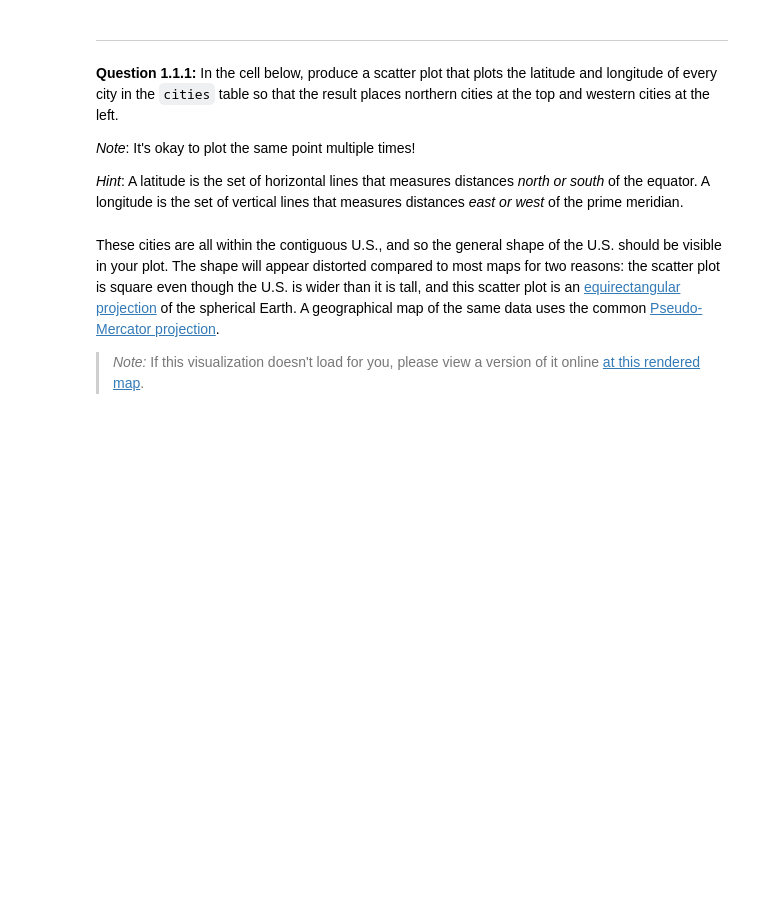
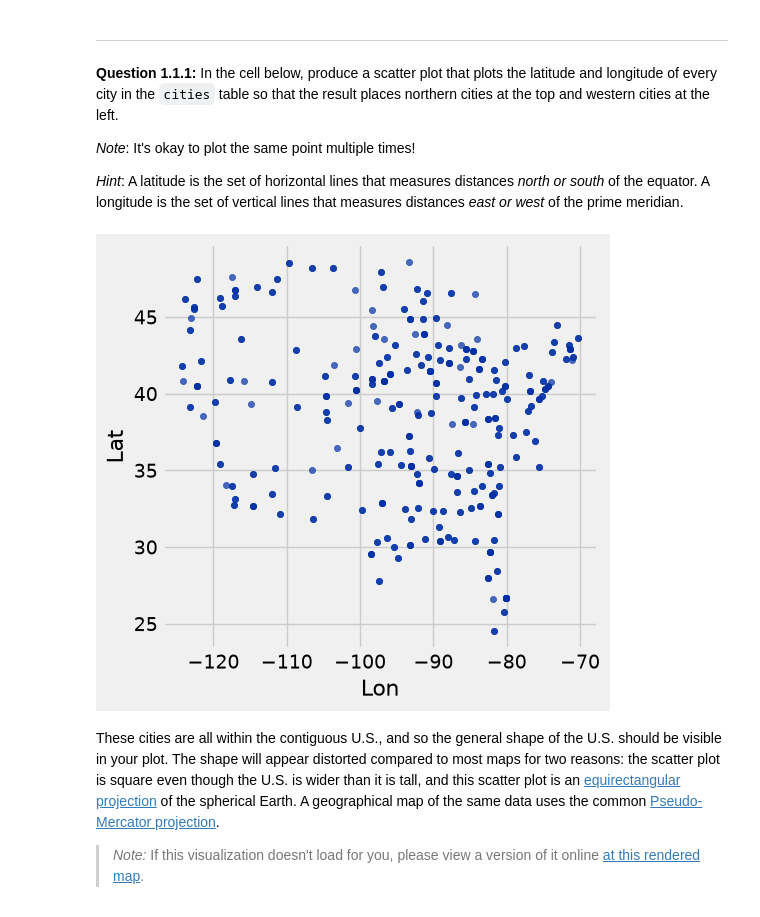
Before and after one commit to 0GhOsTO/DS100Project2, a Jupyter notebook: project2.ipynb, the cells around one changed output. Drawn from its saved outputs; the diff is of its cells as text; code cells hidden in the pictures; blank space fills up the shorter version.

```diff
--- a/project2.ipynb
+++ b/project2.ipynb
@@ -85,7 +91,9 @@ The data lists the weather stations at which temperature and precipitation data
 
 *Hint*: A latitude is the set of horizontal lines that measures distances *north or south* of the equator. A longitude is the set of vertical lines that measures distances *east or west* of the prime meridian.
 # %%
-...
+cities.scatter("Lon", "Lat")
+# %% [output]
+[figure, added]
 # %% [markdown]
 <!-- END QUESTION -->
 
```
Also changed, not shown: parts of 32 cells of this notebook.
